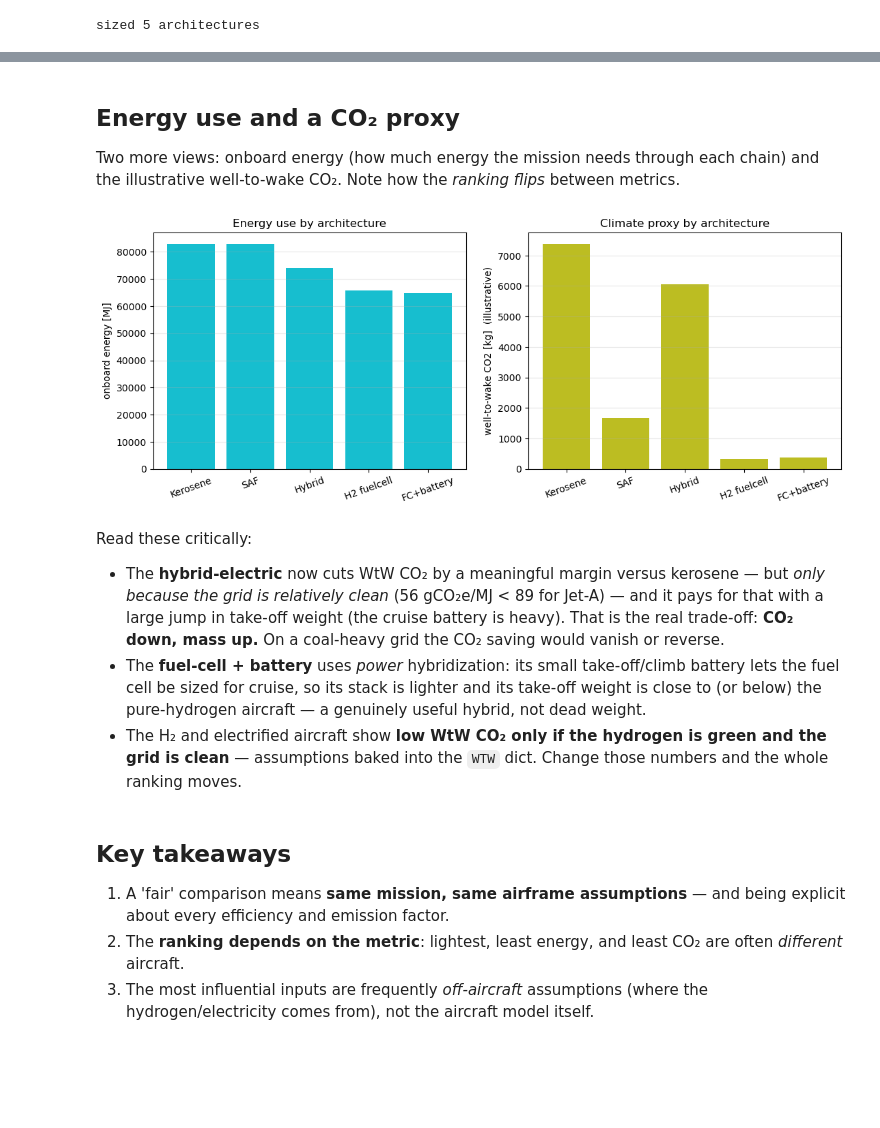
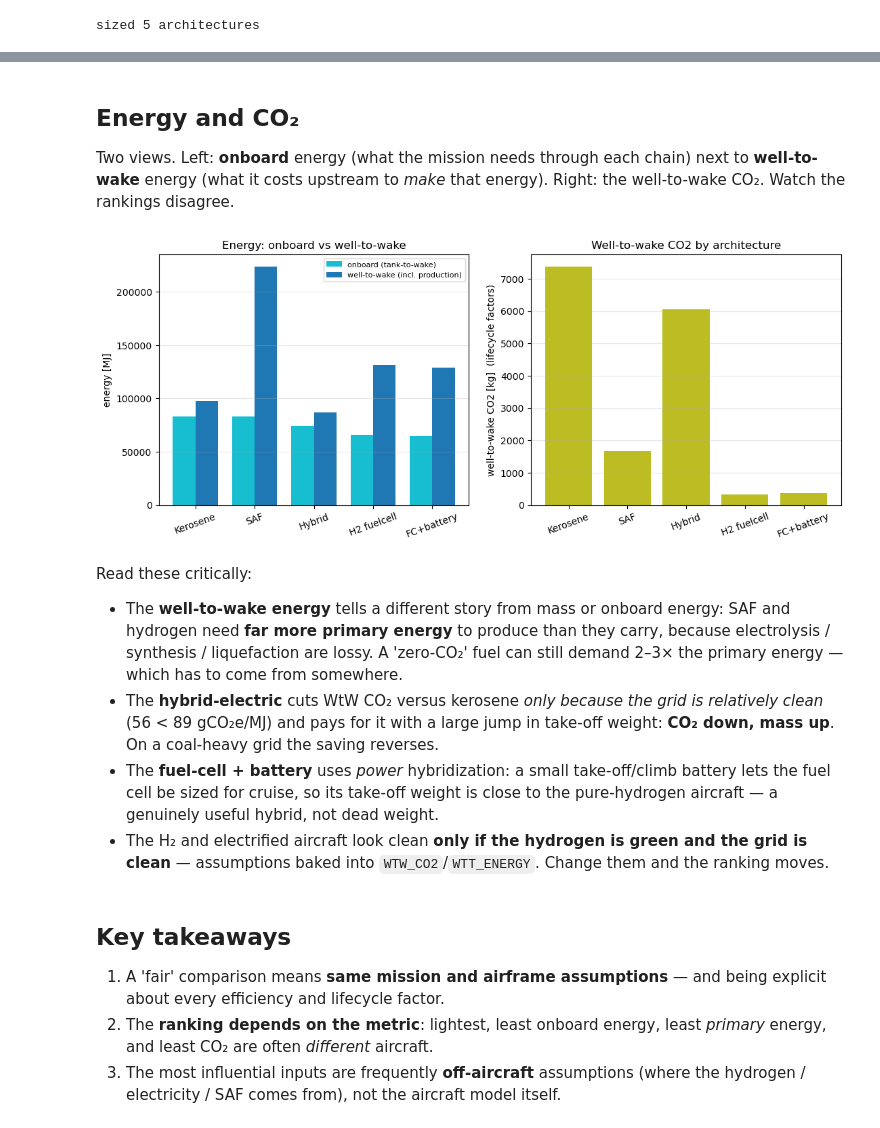
Before and after one commit to rmalpica/PhlyGreen, a Jupyter notebook: trunk/tutorials/03_compare_propulsion_architectures_same_mission.ipynb, the cells around one changed output, grey strips where cells are left out. Drawn from its saved outputs; the diff is of its cells as text; code cells hidden in the pictures; blank space fills up the shorter version.

```diff
--- a/trunk/tutorials/03_compare_propulsion_architectures_same_mission.ipynb
+++ b/trunk/tutorials/03_compare_propulsion_architectures_same_mission.ipynb
@@ -142,8 +148,11 @@ MTOW, fuel/H₂ mass, battery mass, onboard energy, WtW CO₂, feasibility and t
 # %%
-hdr = ['architecture','WTO [kg]','fuel/H2 [kg]','battery [kg]','energy [MJ]','WtW CO2 [kg]','feasible','main limit']
-print(f"{hdr[0]:13s}{hdr[1]:>10s}{hdr[2]:>13s}{hdr[3]:>13s}{hdr[4]:>12s}{hdr[5]:>13s}  {hdr[6]:<8s} {hdr[7]}")
+hdr = ['architecture','WTO','fuel/H2','battery','H2 tank','onboard E','WtW E','WtW CO2','feasible','main limit']
+units = ['', '[kg]','[kg]','[kg]','[kg]','[MJ]','[MJ]','[kg]','','']
+def fz(v):
+    return '   n/a' if (v is None or (isinstance(v, float) and np.isnan(v))) else f'{v:,.0f}'
+print(f"{hdr[0]:13s}{hdr[1]:>8s}{hdr[2]:>9s}{hdr[3]:>9s}{hdr[4]:>9s}{hdr[5]:>11s}{hdr[6]:>9s}{hdr[7]:>9s}  {hdr[8]:<8s} {hdr[9]}")
+print(f"{units[0]:13s}{units[1]:>8s}{units[2]:>9s}{units[3]:>9s}{units[4]:>9s}{units[5]:>11s}{units[6]:>9s}{units[7]:>9s}")
 for r in rows:
-    fz = lambda v: '   n/a' if (v is None or (isinstance(v,float) and np.isnan(v))) else f'{v:,.0f}'
-    print(f"{r['name']:13s}{fz(r['WTO']):>10s}{fz(r['fuel']):>13s}{fz(r['batt']):>13s}"
-          f"{fz(r['energy']):>12s}{fz(r['co2']):>13s}  {str(r['feasible']):<8s} {r['limit']}")
+    print(f"{r['name']:13s}{fz(r['WTO']):>8s}{fz(r['fuel']):>9s}{fz(r['batt']):>9s}{fz(r['tank']):>9s}"
+          f"{fz(r['onboard']):>11s}{fz(r['wtw_energy']):>9s}{fz(r['co2']):>9s}  {str(r['feasible']):<8s} {r['limit']}")
 # %% [output]
@@ -179,38 +199,39 @@ plt.show()
 # %% [markdown]
-## Energy use and a CO₂ proxy
+## Energy and CO₂
 
-Two more views: onboard energy (how much energy the mission needs through each chain) and the illustrative well-to-wake CO₂. Note how the *ranking flips* between metrics.
+Two views. Left: **onboard** energy (what the mission needs through each chain) next to **well-to-wake** energy (what it costs upstream to *make* that energy). Right: the well-to-wake CO₂. Watch the rankings disagree.
 # %%
 ok = [r for r in rows if r['feasible']]
-fig, (ax1, ax2) = plt.subplots(1, 2, figsize=(13, 4.5))
-ax1.bar([r['name'] for r in ok], [r['energy'] for r in ok], color='tab:cyan')
-ax1.set_ylabel('onboard energy [MJ]'); ax1.set_title('Energy use by architecture')
-ax1.tick_params(axis='x', rotation=20); ax1.grid(axis='y', alpha=0.3)
-ax2.bar([r['name'] for r in ok], [r['co2'] for r in ok], color='tab:olive')
-ax2.set_ylabel('well-to-wake CO2 [kg]  (illustrative)'); ax2.set_title('Climate proxy by architecture')
+labels = [r['name'] for r in ok]
+x = np.arange(len(labels)); width = 0.38
+fig, (ax1, ax2) = plt.subplots(1, 2, figsize=(13, 4.8))
+
+ax1.bar(x - width/2, [r['onboard'] for r in ok], width, label='onboard (tank-to-wake)', color='tab:cyan')
+ax1.bar(x + width/2, [r['wtw_energy'] for r in ok], width, label='well-to-wake (incl. production)', color='tab:blue')
+ax1.set_xticks(x); ax1.set_xticklabels(labels, rotation=20)
+ax1.set_ylabel('energy [MJ]'); ax1.set_title('Energy: onboard vs well-to-wake')
+ax1.grid(axis='y', alpha=0.3); ax1.legend(fontsize=8)
+
+ax2.bar(labels, [r['co2'] for r in ok], color='tab:olive')
+ax2.set_ylabel('well-to-wake CO2 [kg]  (lifecycle factors)')
+ax2.set_title('Well-to-wake CO2 by architecture')
 ax2.tick_params(axis='x', rotation=20); ax2.grid(axis='y', alpha=0.3)
 plt.show()
 # %% [output]
-[figure, old version]
+[figure, new version]
 # %% [markdown]
 Read these critically:
 
-- The **hybrid-electric** now cuts WtW CO₂ by a meaningful margin versus kerosene — but *only
-  because the grid is relatively clean* (56 gCO₂e/MJ < 89 for Jet-A) — and it pays for that
-  with a large jump in take-off weight (the cruise battery is heavy). That is the real
-  trade-off: **CO₂ down, mass up.** On a coal-heavy grid the CO₂ saving would vanish or reverse.
-- The **fuel-cell + battery** uses *power* hybridization: its small take-off/climb battery lets
-  the fuel cell be sized for cruise, so its stack is lighter and its take-off weight is close to
-  (or below) the pure-hydrogen aircraft — a genuinely useful hybrid, not dead weight.
-- The H₂ and electrified aircraft show **low WtW CO₂ only if the hydrogen is green and the grid
-  is clean** — assumptions baked into the `WTW` dict. Change those numbers and the whole ranking
-  moves.
+- The **well-to-wake energy** tells a different story from mass or onboard energy: SAF and hydrogen need **far more primary energy** to produce than they carry, because electrolysis / synthesis / liquefaction are lossy. A 'zero-CO₂' fuel can still demand 2–3× the primary energy — which has to come from somewhere.
+- The **hybrid-electric** cuts WtW CO₂ versus kerosene *only because the grid is relatively clean* (56 < 89 gCO₂e/MJ) and pays for it with a large jump in take-off weight: **CO₂ down, mass up**. On a coal-heavy grid the saving reverses.
+- The **fuel-cell + battery** uses *power* hybridization: a small take-off/climb battery lets the fuel cell be sized for cruise, so its take-off weight is close to the pure-hydrogen aircraft — a genuinely useful hybrid, not dead weight.
+- The H₂ and electrified aircraft look clean **only if the hydrogen is green and the grid is clean** — assumptions baked into `WTW_CO2`/`WTT_ENERGY`. Change them and the ranking moves.
 # %% [markdown]
 ## Key takeaways
 
-1. A 'fair' comparison means **same mission, same airframe assumptions** — and being explicit about every efficiency and emission factor.
-2. The **ranking depends on the metric**: lightest, least energy, and least CO₂ are often *different* aircraft.
-3. The most influential inputs are frequently *off-aircraft* assumptions (where the hydrogen/electricity comes from), not the aircraft model itself.
+1. A 'fair' comparison means **same mission and airframe assumptions** — and being explicit about every efficiency and lifecycle factor.
+2. The **ranking depends on the metric**: lightest, least onboard energy, least *primary* energy, and least CO₂ are often *different* aircraft.
+3. The most influential inputs are frequently **off-aircraft** assumptions (where the hydrogen / electricity / SAF comes from), not the aircraft model itself.
 # %% [markdown]
 ## Questions for students
 
```
Also changed, not shown: parts of 13 cells of this notebook.
